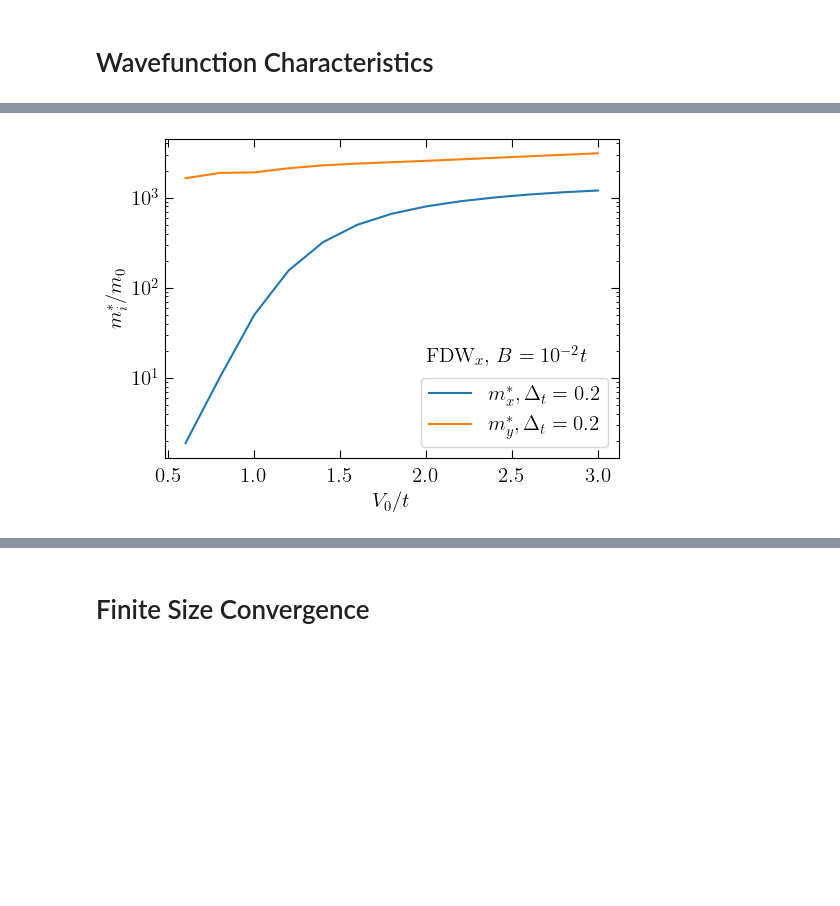
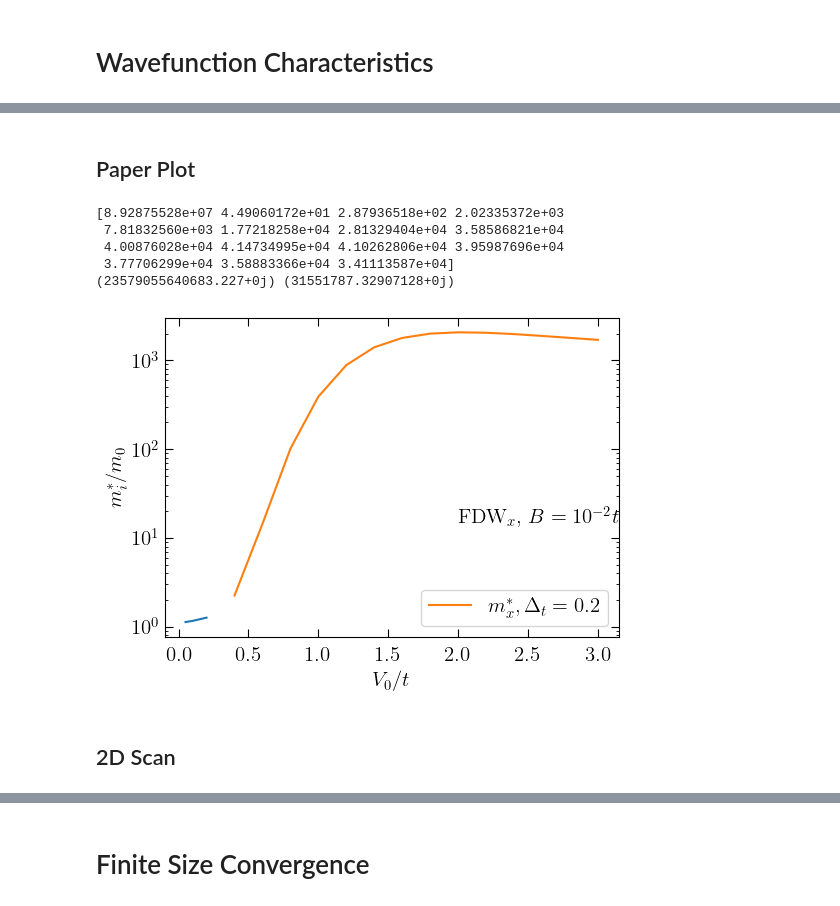
Before and after one commit to Progklui/rotor_lattice_models, a Jupyter notebook: localized_2d_analysis.ipynb, the cells around one changed output, grey strips where cells are left out. Cells and saved outputs as stored; diff of their text form; code cells hidden in the pictures; blank space fills up the shorter version.

```diff
--- a/localized_2d_analysis.ipynb
+++ b/localized_2d_analysis.ipynb
@@ -284,6 +316,14 @@ e_arr, e_tun_arr, e_T_arr, e_B_arr, e_V_arr, Tx_arr, Ty_arr = get_state_e_loc_da
 # %%
 delta_t_index = 5
 print('tx =', tx_arr[delta_t_index], ' ty =', ty_arr[delta_t_index])
+
+A = 6
+plt.rc('figure', figsize=[46.82 * .5**(.5 * A), 33.11 * .5**(.5 * A)])
+plt.rc('text', usetex=True)
+plt.rc('font', family='serif')
+font_size = 20 # 14
+
+fig, ax = plt.subplots(figsize=[53 * .5**(.5 * A), 33.11 * .5**(.5 * A)])
 
 plt.plot(V_0_arr, e_arr[delta_t_index].real, label=r'localized')
 plt.plot(V_0_arr[1:], e_tun_arr[delta_t_index].real[1:], label=r'polaron basis of localized ansatz')
@@ -760,7 +804,7 @@ for i in range(Tx_gs_vgh.shape[0]):
             Tx_vgh_loc[i,j] = -Tx_gs_vgh[i,j]
             Ty_vgh_loc[i,j] = -Ty_gs_vgh[i,j]
             #print(V_0_arr[j], delta_t[i])
-        elif e_gs_vgh[i,j] > e_arr[i,j]:
+        elif e_gs_vgh[i,j] > e_tun_arr[i,j]: # ATTENTION: here one could also use e_arr
             e_vgh_loc[i,j] = e_arr[i,j]
             Tx_vgh_loc[i,j] = Tx_arr[i,j]
             Ty_vgh_loc[i,j] = Ty_arr[i,j]
@@ -1345,7 +1500,7 @@ plt.savefig('img_results/loc_wavefunc_delta_t_-0.2_V0_0.4.svg', bbox_inches='tig
 '''
 Get State Properties for a phase diagram scan in the delta_t-V_0 plane
 '''
-V_0_arr_m = np.array([0.4,0.6,0.8,1.0,1.2,1.4,1.6,1.8,2.0,2.2,2.4,2.6,2.8,3.0])
+V_0_arr_m = np.array([0.0,0.1,0.2,0.3,0.4,0.6,0.8,1.0,1.2,1.4,1.6,1.8,2.0,2.2,2.4,2.6,2.8,3.0])
 
 Mx = 20
 My = 20
@@ -1374,0 +1584,6 @@ tx, ty, V_0, m_x, m_y = 0.6 0.4 2.6 (-10.07950058178593+3.8508406057967596e-19j)
+# %%
+def vgh_eff_mass(E_qmu,E_q0,t,M):
+    eff_m = ((E_qmu-2*E_q0+E_qmu)/(2*np.pi/M)**2)**(-1)
+    m0    = ((t*M**2/np.pi**2)*(1-np.cos(2*np.pi/M)))**(-1)
+    #print('m0_theory, m0_finite, m0_theory-m0_finite =', 1/(2*t), m0, 1/(2*t)-m0) # for verification
+    return eff_m/m0
@@ -1375,34 +1632,53 @@ tx, ty, V_0, m_x, m_y = 0.6 0.4 2.6 (-10.07950058178593+3.8508406057967596e-19j)
+# %% [markdown]
+## Paper Plot
 # %%
 A = 6
 plt.rc('figure', figsize=[46.82 * .5**(.5 * A), 33.11 * .5**(.5 * A)])
 plt.rc('text', usetex=True)
 plt.rc('font', family='serif')
 font_size = 15
 
 fig, ax = plt.subplots() #[46.82 * .5**(.5 * A), 33.11 * .5**(.5 * A)], subplot_kw={"projection": "3d"})
 #ax.set_aspect("equal")
 
-plt.plot(V_0_arr_m[1:], mx[2][1:].real/mx[2][0].real, label=r'$m_x^*, \Delta_t = 0.2$')
-plt.plot(V_0_arr_m[1:], my[2][1:].real/mx[2][0].real, label=r'$m_y^*, \Delta_t = 0.2$')
+print(mx[1][3:].real/(2*0.6)/2)
+print(mx[2][0], my[2][0])
+
+#plt.plot(V_0_arr_m[1:], mx[2][1:].real/mx[2][0].real, label=r'$m_x^*, \Delta_t = 0.2$')
+#plt.plot(V_0_arr_m[1:], my[2][1:].real/mx[2][0].real, label=r'$m_y^*, \Delta_t = 0.2$')
+
+'''Effective Mass vGH'''
+plt.plot(V_0_arrm_vgh, mx_vgh)
+
+'''Effective Mass Localized'''
+plt.plot(V_0_arr_m[4:], mx[1][4:].real/(2*0.6)/40, label=r'$m_x^*, \Delta_t = 0.2$')
+#plt.plot(V_0_arr_m[4:], my[2][4:].real/0.5, label=r'$m_y^*, \Delta_t = 0.2$')
 
 plt.xlabel(r'$V_0/t$', fontsize=font_size)
 plt.ylabel(r'$m_i^*/m_0$', fontsize=font_size)
 
 #plt.xscale('log')
 plt.yscale('log')
 
 ax.annotate(r'FDW$_x$, $B=10^{-2}t$', xy=(2.0, 15), fontsize=font_size, color='black')
 #plt.yticks([1e-3,1,2,3],[r'$10^{-3}$',r'1',r'$2$',r'$3$'], fontsize=font_size)
 
 plt.tick_params(axis='x', direction='in', length=6, top=True, pad=7, labelsize=font_size)
 plt.tick_params(axis='y', direction='in', length=6, right=True, labelsize=font_size)
 
 plt.tick_params(which='minor', axis='y', direction='in', right=True)
 
 plt.legend(fontsize=font_size)
 plt.savefig('img_results/eff_mass_loc.svg', bbox_inches='tight')
 # %% [output]
+[8.92875528e+07 4.49060172e+01 2.87936518e+02 2.02335372e+03
+ 7.81832560e+03 1.77218258e+04 2.81329404e+04 3.58586821e+04
+ 4.00876028e+04 4.14734995e+04 4.10262806e+04 3.95987696e+04
+ 3.77706299e+04 3.58883366e+04 3.41113587e+04]
+(23579055640683.227+0j) (31551787.32907128+0j)
-[figure, old version]
+[figure, new version]
+# %% [markdown]
+## 2D Scan
 # %%
 X, Y = np.meshgrid(V_0_arr_m, tx_arr-ty_arr)
 
```
Also changed, not shown: parts of 26 cells of this notebook, 4 other files.
